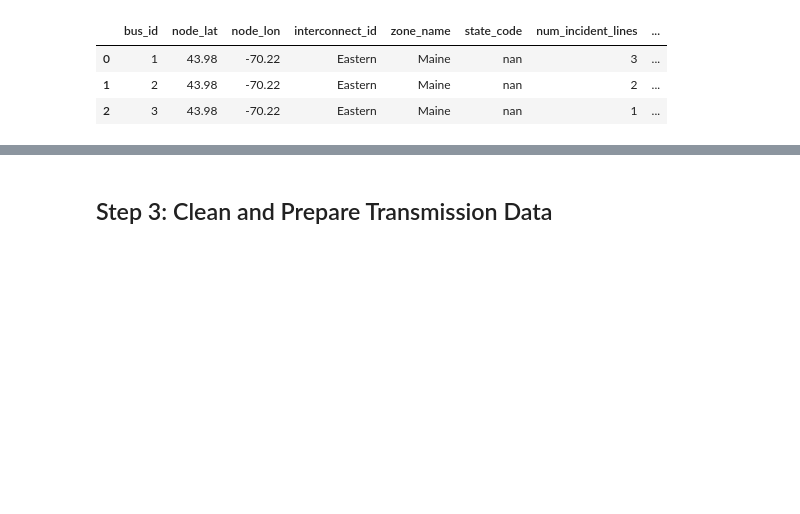
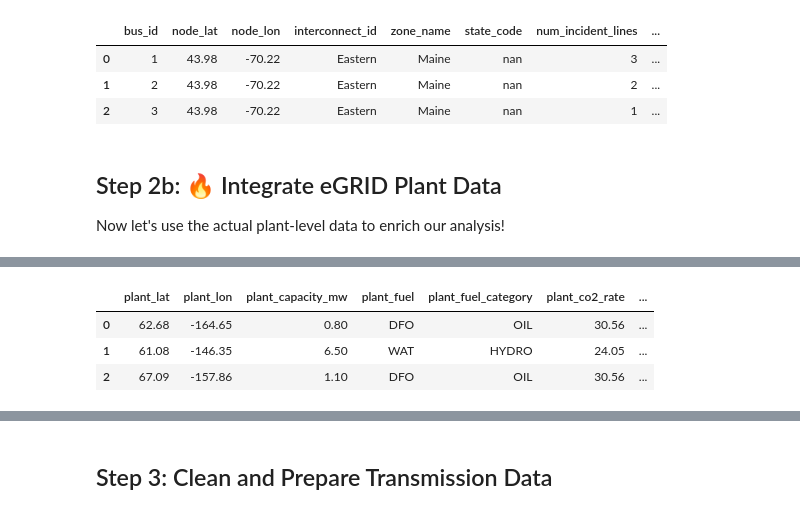
Before and after one commit to Aalyaan/climateEnergy25, a Jupyter notebook: siting_with_transmission.ipynb, the cells around one changed output, grey strips where cells are left out. Drawn from its saved outputs; the diff is of its cells as text; code cells hidden in the pictures; blank space fills up the shorter version.

```diff
--- a/siting_with_transmission.ipynb
+++ b/siting_with_transmission.ipynb
@@ -107,3 +107,66 @@ Sample Substation Data:
 | 0 | 1 | 43.98 | -70.22 | Eastern | Maine | nan | 3 | ... |
 | 1 | 2 | 43.98 | -70.22 | Eastern | Maine | nan | 2 | ... |
 | 2 | 3 | 43.98 | -70.22 | Eastern | Maine | nan | 1 | ... |
+# %% [markdown]
+## Step 2b: 🔥 Integrate eGRID Plant Data
+
+Now let's use the actual plant-level data to enrich our analysis!
+# %%
+# Clean and prepare eGRID plant data
+print("Processing eGRID plant data...")
+
+# Skip header row if present
+if plants.iloc[0]['Plant file sequence number'] == 'SEQPLT23':
+    plants = plants.iloc[1:].reset_index(drop=True)
+
+# Key columns we want from eGRID
+egrid_cols = {
+    'Plant latitude': 'plant_lat',
+    'Plant longitude': 'plant_lon',
+    'Plant nameplate capacity (MW)': 'plant_capacity_mw',
+    'Plant primary fuel': 'plant_fuel',
+    'Plant primary fuel category': 'plant_fuel_category',
+    'Plant annual CO2 total output emission rate (lb/MWh)': 'plant_co2_rate',
+    'Plant capacity factor': 'plant_capacity_factor',
+    'Plant annual net generation (MWh)': 'plant_annual_generation',
+    'Plant total renewables generation percent (resource mix)': 'plant_renewable_pct',
+    'Plant name': 'plant_name',
+    'Plant state abbreviation': 'plant_state',
+    'Plant county name': 'plant_county'
+}
+
+# Select and rename columns
+plants_clean = plants[list(egrid_cols.keys())].copy()
+plants_clean.columns = list(egrid_cols.values())
+
+# Convert to numeric
+numeric_plant_cols = ['plant_lat', 'plant_lon', 'plant_capacity_mw', 'plant_co2_rate',
+                      'plant_capacity_factor', 'plant_annual_generation', 'plant_renewable_pct']
+for col in numeric_plant_cols:
+    plants_clean[col] = pd.to_numeric(plants_clean[col], errors='coerce')
+
+# Remove plants with missing coordinates or capacity
+plants_clean = plants_clean.dropna(subset=['plant_lat', 'plant_lon', 'plant_capacity_mw'])
+plants_clean = plants_clean[plants_clean['plant_capacity_mw'] > 0].copy()
+
+# Fill missing renewable percentage with 0
+plants_clean['plant_renewable_pct'] = plants_clean['plant_renewable_pct'].fillna(0)
+
+# Fill missing CO2 rate based on fuel type
+plants_clean['plant_co2_rate'] = plants_clean['plant_co2_rate'].fillna(
+    plants_clean.groupby('plant_fuel_category')['plant_co2_rate'].transform('median')
+)
+
+print(f"✓ Processed {len(plants_clean):,} plants with complete data")
+print(f"\nPlant Statistics:")
+print(f"  Total capacity: {plants_clean['plant_capacity_mw'].sum():,.0f} MW")
+print(f"  Average plant size: {plants_clean['plant_capacity_mw'].mean():.1f} MW")
+print(f"  Renewable plants: {len(plants_clean[plants_clean['plant_renewable_pct'] > 50]):,}")
+
+print(f"\nFuel Mix:")
+fuel_dist = plants_clean['plant_fuel_category'].value_counts()
+for fuel, count in fuel_dist.head(10).items():
+    print(f"  {fuel}: {count} plants")
+
+display(plants_clean.head(3))
+# %% [output]
@@ -109,0 +192,4 @@ Sample Substation Data:
+|  | plant_lat | plant_lon | plant_capacity_mw | plant_fuel | plant_fuel_category | plant_co2_rate | ... |
+| 0 | 62.68 | -164.65 | 0.80 | DFO | OIL | 30.56 | ... |
+| 1 | 61.08 | -146.35 | 6.50 | WAT | HYDRO | 24.05 | ... |
+| 2 | 67.09 | -157.86 | 1.10 | DFO | OIL | 30.56 | ... |
```
Also changed, not shown: parts of 14 cells of this notebook, 7 other files.
